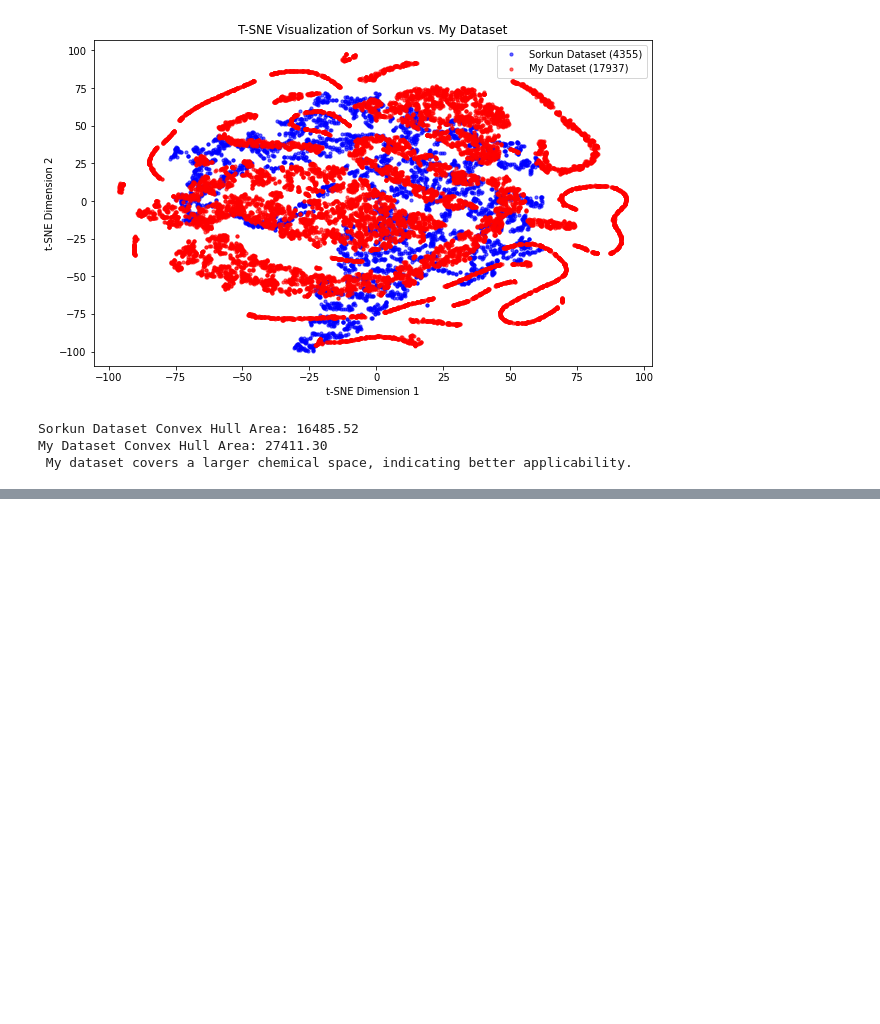
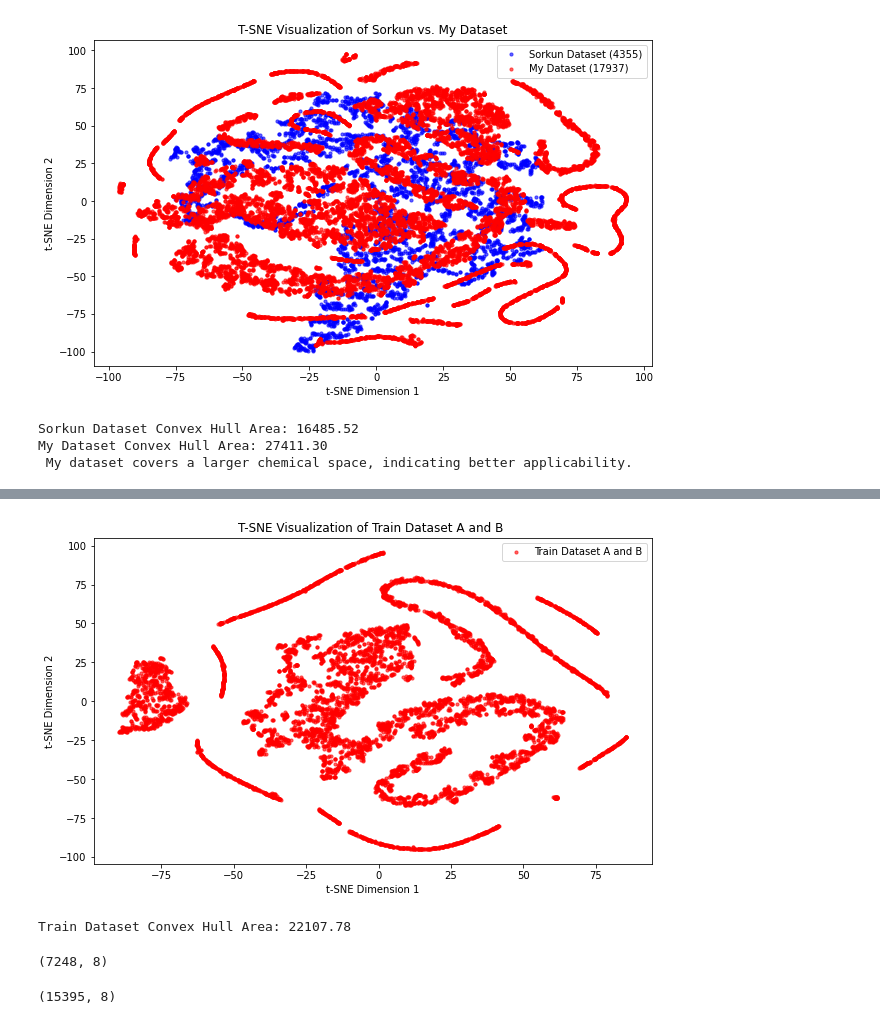
Before and after one commit to ComPlat/water-solubility-prediction, a Jupyter notebook: Notebook/Comapare_AD_with_Sorkun.ipynb, the cells around one changed output, grey strips where cells are left out. Cells and saved outputs as stored; diff of their text form; code cells hidden in the pictures; blank space fills up the shorter version.

```diff
--- a/Notebook/Comapare_AD_with_Sorkun.ipynb
+++ b/Notebook/Comapare_AD_with_Sorkun.ipynb
@@ -135,0 +165,66 @@ My Dataset Convex Hull Area: 27411.30
+# %%
+# Extract subsets based on starting letter
+df_A = train_ABCD[train_ABCD['C_ID'].str.startswith('A')]
+df_B = train_ABCD[train_ABCD['C_ID'].str.startswith('B')]
+df_C = train_ABCD[train_ABCD['C_ID'].str.startswith('C')]
+df_D = train_ABCD[train_ABCD['C_ID'].str.startswith('D')]
+# %%
+### Combining Data A and Data B
+df_AB = pd.concat([df_A, df_B], ignore_index=True)
+# %%
+### Taking out the smiles from AB dataset  smiles
+SMILES_AB=df_AB.smiles_canon
+### creating  descriptors our data based on the function created
+df_train_AB =utilities.create_feature_multiple(SMILES_AB)
+### creating  descriptors our data based on the function created
+df_train_AB =utilities.create_feature_multiple(SMILES_AB)
+### Now we need to clean the data
+training_set_AB = utilities.clean_data(df_train_AB)
+# %%
+import numpy as np
+import matplotlib.pyplot as plt
+from sklearn.manifold import TSNE
+from scipy.spatial import ConvexHull
+
+# Function to compute t-SNE embeddings
+def compute_tsne(data, perplexity=30, n_components=2, random_state=42):
+    tsne = TSNE(n_components=n_components, perplexity=perplexity, random_state=random_state)
+    return tsne.fit_transform(data)
+
+# Function to plot t-SNE visualization
+def plot_tsne(tsne_data):
+    plt.figure(figsize=(10, 6))
+
+    # Scatter plot for the dataset
+    plt.scatter(tsne_data[:, 0], tsne_data[:, 1], label="Train Dataset A and B", alpha=0.6, s=10, c='red')
+
+    plt.legend()
+    plt.title("T-SNE Visualization of Train Dataset A and B ")
+    plt.xlabel("t-SNE Dimension 1")
+    plt.ylabel("t-SNE Dimension 2")
+    plt.show()
+
+# Function to calculate convex hull area
+def convex_hull_area(data):
+    if len(data) < 3:  # Need at least 3 points for a convex hull
+        return 0
+    hull = ConvexHull(data)
+    return hull.volume  # Volume for 2D is the area
+
+# Compute t-SNE embeddings
+tsne_train_data = compute_tsne(training_set_AB)
+
+# Plot t-SNE visualization
+plot_tsne(tsne_train_data)
+
+# Compute convex hull area
+train_data_area = convex_hull_area(tsne_train_data)
+
+print(f"Train Dataset Convex Hull Area: {train_data_area:.2f}")
+# %% [output]
+[figure, added]
+Train Dataset Convex Hull Area: 22107.78
+# %%
+df_C.shape
+# %% [output]
+(7248, 8)
@@ -135,0 +234,4 @@ My Dataset Convex Hull Area: 27411.30
+# %%
+df_ABC.shape
+# %% [output]
+(15395, 8)
```
Also changed, not shown: parts of 15 cells of this notebook.
